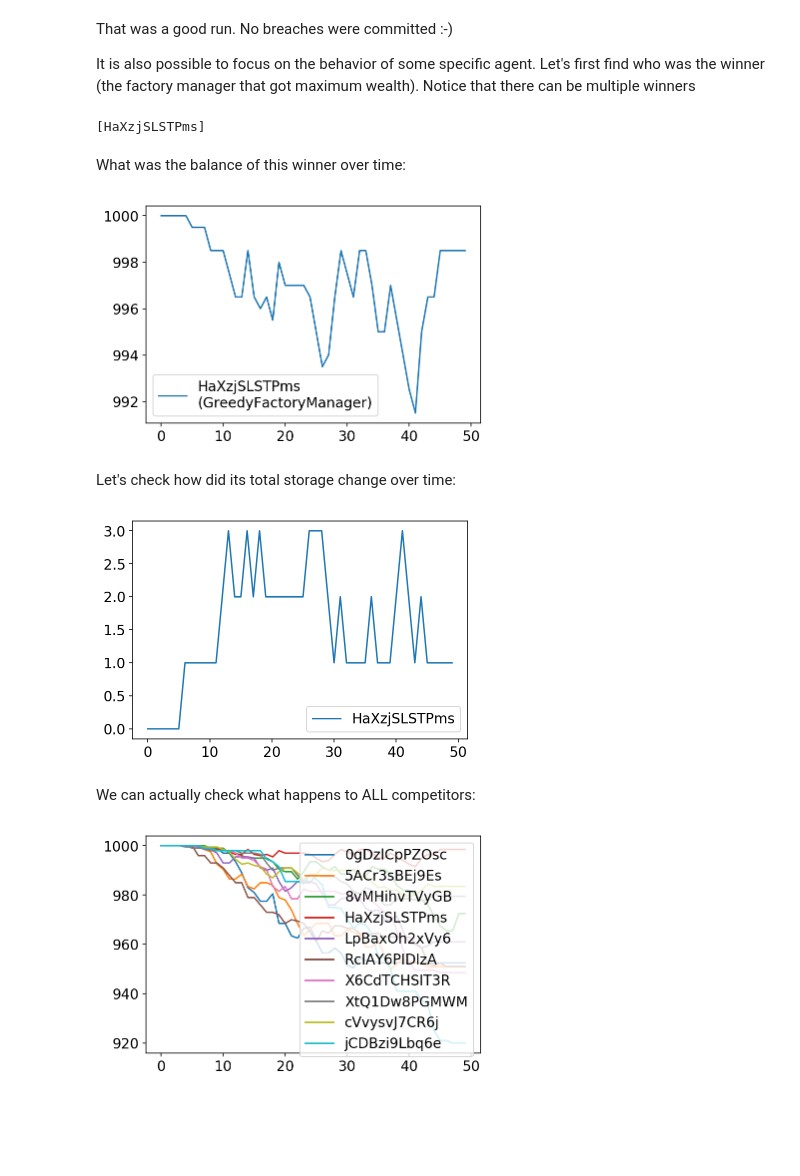
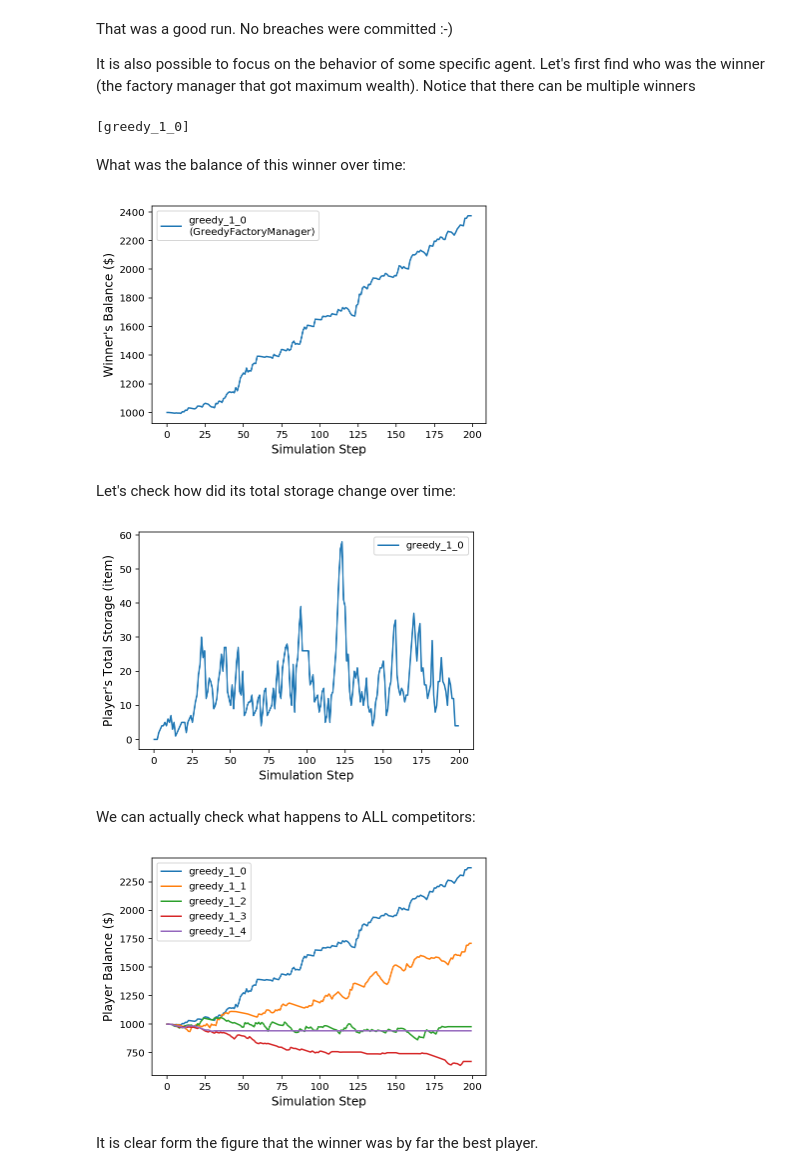
Before and after one commit to yasserfarouk/negmas, a Jupyter notebook: docs/tutorials/notebooks/06.run_scml.ipynb, the cells around one changed output. Saved outputs shown, nothing was run; the diff lists cells and outputs as text; code cells hidden in the pictures; blank space fills up the shorter version.

```diff
--- a/docs/tutorials/notebooks/06.run_scml.ipynb
+++ b/docs/tutorials/notebooks/06.run_scml.ipynb
@@ -10,9 +10,9 @@ from IPython.core.display import display, HTML
 display(HTML("<style>.container { width:95% !important; }</style>"))
 %config InlineBackend.figure_formats = ['retina', 'pdf', 'png']
 
-SMALL_SIZE = 14
-MEDIUM_SIZE = 16
-BIGGER_SIZE = 20
+SMALL_SIZE = 10
+MEDIUM_SIZE = 12
+BIGGER_SIZE = 14
 
 plt.rc('font', size=SMALL_SIZE)          # controls default text sizes
 plt.rc('axes', titlesize=SMALL_SIZE)     # fontsize of the axes title
@@ -21,7 +21,7 @@ plt.rc('xtick', labelsize=SMALL_SIZE)    # fontsize of the tick labels
 plt.rc('ytick', labelsize=SMALL_SIZE)    # fontsize of the tick labels
 plt.rc('legend', fontsize=SMALL_SIZE)    # legend fontsize
 plt.rc('figure', titlesize=BIGGER_SIZE)  # fontsize of the figure title
-pylab.rcParams['figure.figsize'] = (18, 6)
+pylab.rcParams['figure.figsize'] = (12, 6)
 # %% [output]
 Populating the interactive namespace from numpy and matplotlib
 `%matplotlib` prevents importing * from pylab and numpy
@@ -44,0 +41,4 @@ Now you can run this world simulation by just calling `run`:
+# %%
+world = SCMLWorld.single_path_world(agent_names_reveal_type=True
+                                    # n_steps=10                        # remove this comment for a fast test but do not expect factories to gain anything
+                                   )
@@ -91,31 +102,39 @@ It is also possible to focus on the behavior of some specific agent. Let's first
 # %%
 world.winners
 # %% [output]
-[HaXzjSLSTPms]
+[greedy_1_0]
 # %% [markdown]
 What was the balance of this winner over time:
 # %%
 for winner in world.winners:
     plt.plot(world.stats[f'balance_{winner}'], label=f'{winner}\n({winner.__class__.__name__})')
 plt.legend()
-None
+plt.xlabel('Simulation Step')
+plt.ylabel('Winner\'s Balance ($)')
+plt.show()
 # %% [output]
-[figure, old version]
+[figure, new version]
 # %% [markdown]
 Let's check how did its total storage change over time:
 # %%
 for winner in world.winners:
     plt.plot(world.stats[f'storage_{winner}'], label=winner)
+plt.xlabel('Simulation Step')
+plt.ylabel('Player\'s Total Storage (item)')
 plt.legend()
-None
+plt.show()
 # %% [output]
-[figure, old version]
+[figure, new version]
 # %% [markdown]
 We can actually check what happens to ALL competitors:
 # %%
 for name, _ in sorted(((_.name, _) for _ in world.factory_managers), key=lambda x: x[0]):
     plt.plot(world.stats[f'balance_{name}'], label=name)
+plt.xlabel('Simulation Step')
+plt.ylabel('Player Balance ($)')
 plt.legend()
-None
+plt.show()
 # %% [output]
-[figure, old version]
+[figure, new version]
+# %% [markdown]
+It is clear form the figure that the winner was by far the best player.
```
Also changed, not shown: parts of 10 cells of this notebook, 19 other files.
